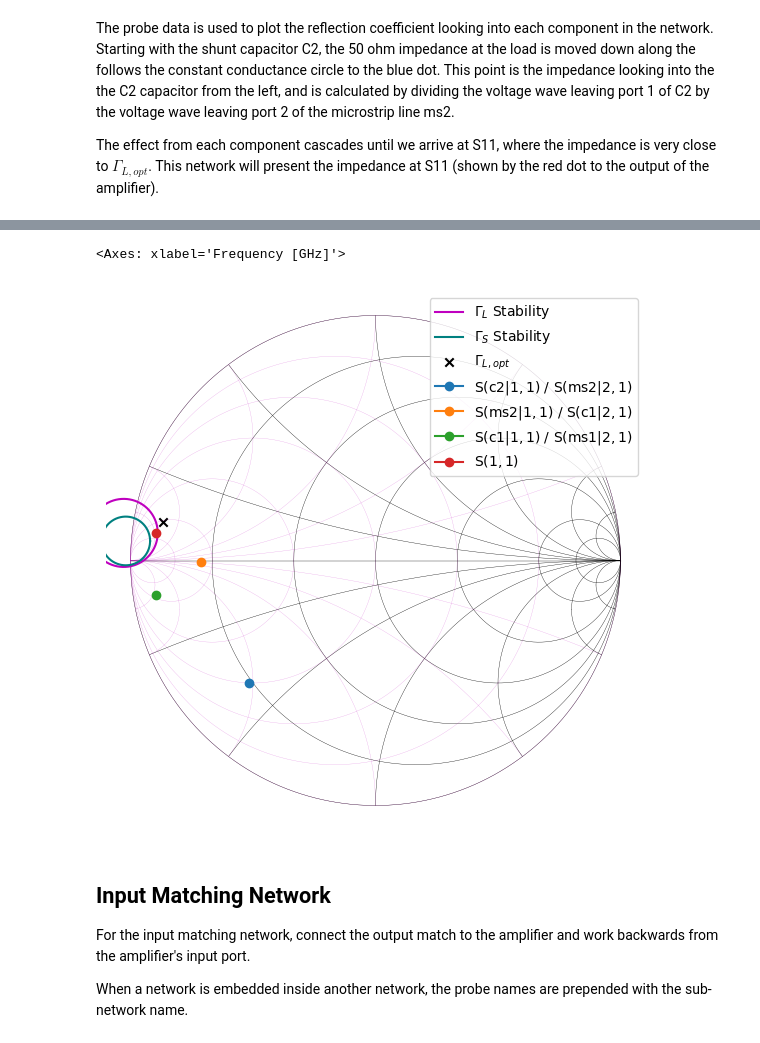
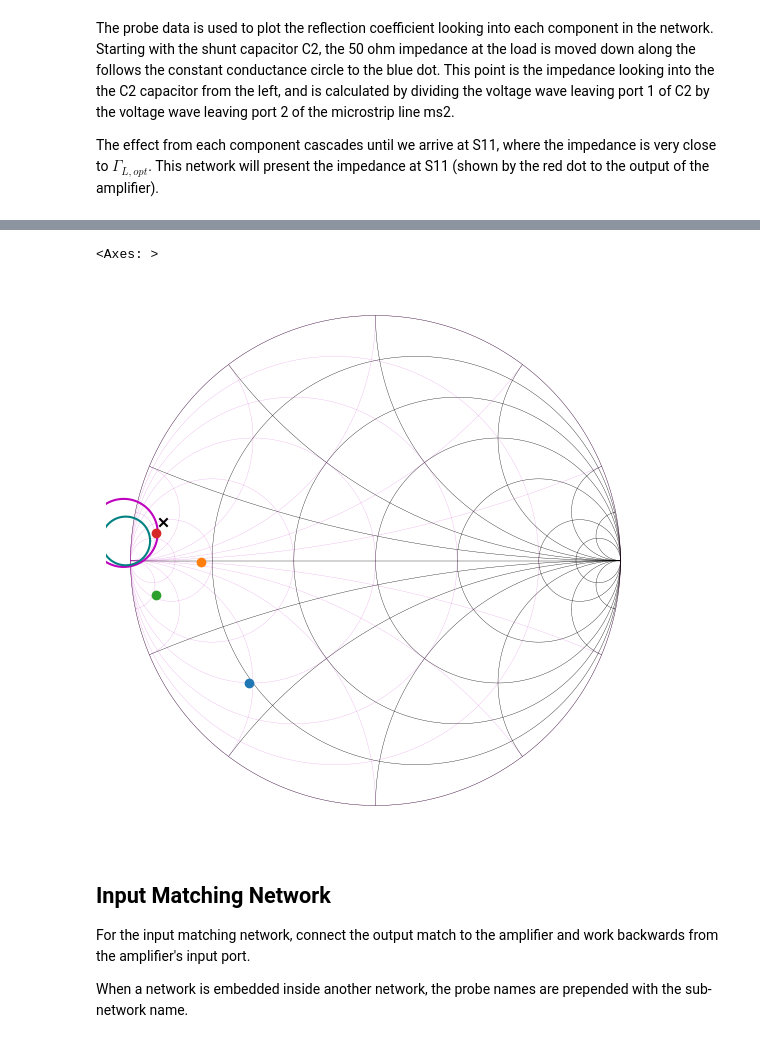
Before and after one commit to ricklyon/rfnetwork, a Jupyter notebook: examples/amplifier_tune.ipynb, the cells around one changed output, grey strips where cells are left out. Drawn from its saved outputs; the diff is of its cells as text; code cells hidden in the pictures.

Commit message:
update to use plot_probe method

```diff
--- a/examples/amplifier_tune.ipynb
+++ b/examples/amplifier_tune.ipynb
@@ -125,13 +117,13 @@ The effect from each component cascades until we arrive at S11, where the impeda
 <img src="data/img/pa_tuning_output.svg" style="background-color: #FFFFFF;">
 # %%
 ax = init_smith_plot()
-m_out.plot(f0, ("c2|1", 1), ref_path=("ms2|2", 1), fmt="smith", marker="o", axes=ax)
-m_out.plot(f0, ("ms2|1", 1), ref_path=("c1|2", 1), fmt="smith", marker="o", axes=ax)
-m_out.plot(f0, ("c1|1", 1), ref_path=("ms1|2", 1), fmt="smith", marker="o", axes=ax)
+m_out.plot_probe(f0, ("c2|1", "ms2|2"), input_port=1, fmt="smith", marker="o", axes=ax)
+m_out.plot_probe(f0, ("ms2|1", "c1|2"), input_port=1, fmt="smith", marker="o", axes=ax)
+m_out.plot_probe(f0, ("c1|1", "ms1|2"), input_port=1, fmt="smith", marker="o", axes=ax)
 m_out.plot(f0, (1, 1), fmt="smith", marker="o", axes=ax)
 # %% [output]
-<Axes: xlabel='Frequency [GHz]'>
+<Axes: >
-[figure, old version]
+[figure, new version]
 # %% [markdown]
 ## Input Matching Network
 
```
Also changed, not shown: parts of 7 cells of this notebook.
